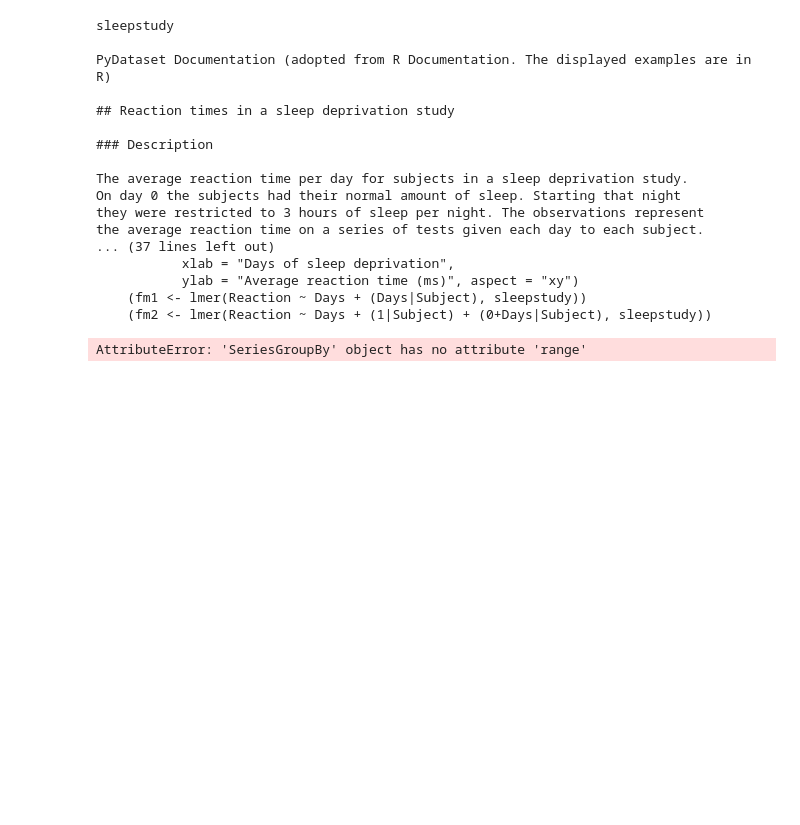
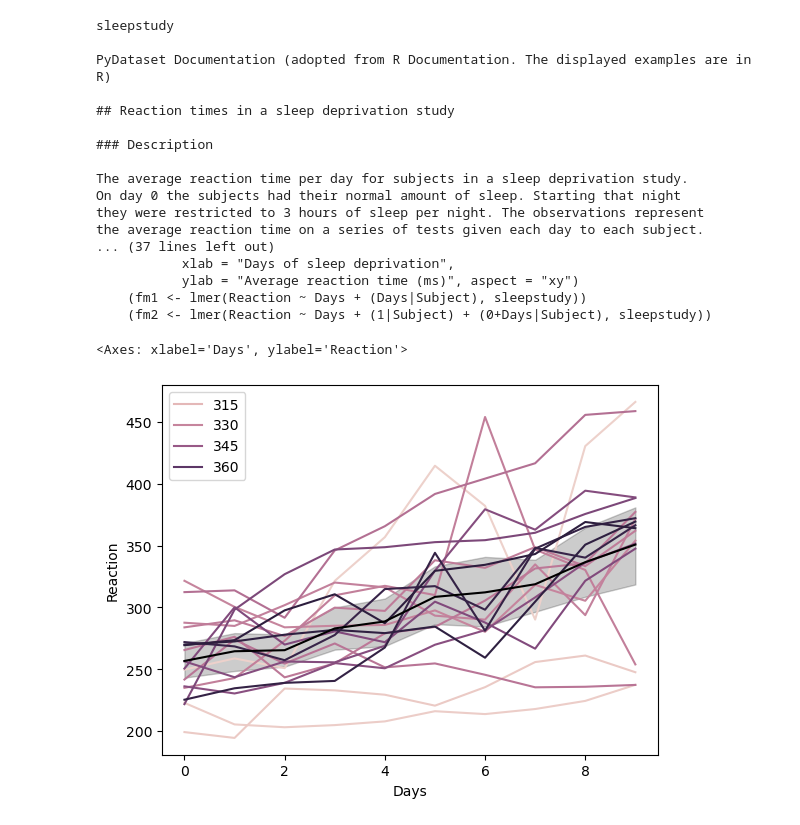
Before and after one commit to JonathanTWare/numpy-pandas-visualization-exercises, a Jupyter notebook: seaborn_exercises.ipynb, the cells around one changed output. Saved outputs shown, nothing was run; the diff lists cells and outputs as text; code cells hidden in the pictures; blank space fills up the shorter version.

```diff
--- a/seaborn_exercises.ipynb
+++ b/seaborn_exercises.ipynb
@@ -295,7 +307,10 @@ the average reaction time on a series of tests given each day to each subject.
            ylab = "Average reaction time (ms)", aspect = "xy")
     (fm1 <- lmer(Reaction ~ Days + (Days|Subject), sleepstudy))
     (fm2 <- lmer(Reaction ~ Days + (1|Subject) + (0+Days|Subject), sleepstudy))
-# %%
-sleepstudy.groupby('Subject').Reaction.agg('').sort_values()
-# %% [output]
-AttributeError: 'SeriesGroupBy' object has no attribute 'range'
+# %%
+
+sns.lineplot(x ='Days', y ='Reaction', hue = 'Subject', data = sleepstudy)
+sns.lineplot(x='Days', y = 'Reaction', color = 'black', estimator = 'mean', data = sleepstudy)
+# %% [output]
+<Axes: xlabel='Days', ylabel='Reaction'>
+[figure, added]
```
Also changed, not shown: parts of 3 cells of this notebook.
